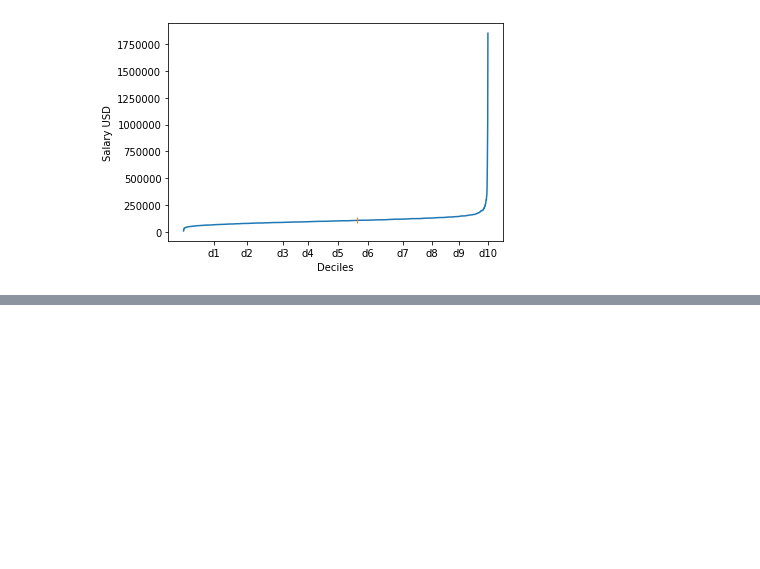
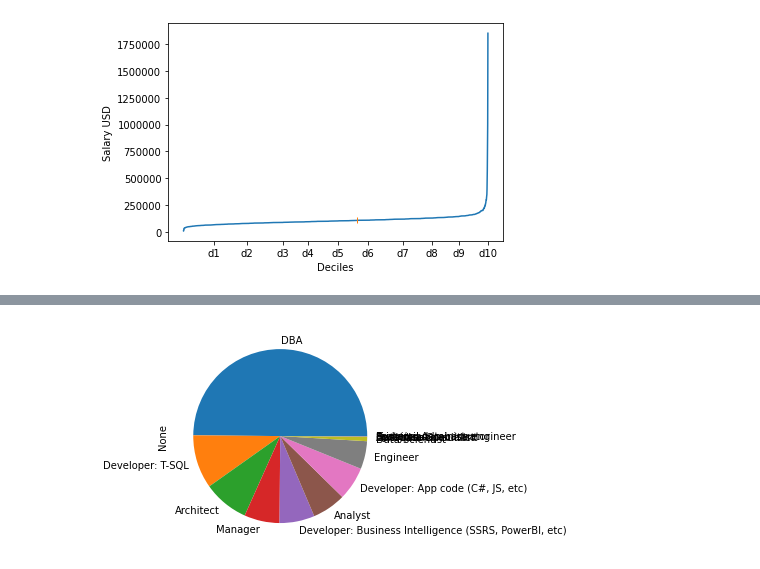
Before and after one commit to MistSF/American-Dream, a Jupyter notebook: notebook/career_visualisation.ipynb, the cells around one changed output, grey strips where cells are left out. Drawn from its saved outputs; the diff is of its cells as text; code cells hidden in the pictures; blank space fills up the shorter version.

```diff
--- a/notebook/career_visualisation.ipynb
+++ b/notebook/career_visualisation.ipynb
@@ -48,0 +54,5 @@ salaryJobPlot.figure.set_size_inches(30,5)
+# %%
+# Job repartition
+jobPart = countJT.plot(kind="pie")
+# %% [output]
+[figure, added]
```
Also changed, not shown: parts of 5 cells of this notebook.
